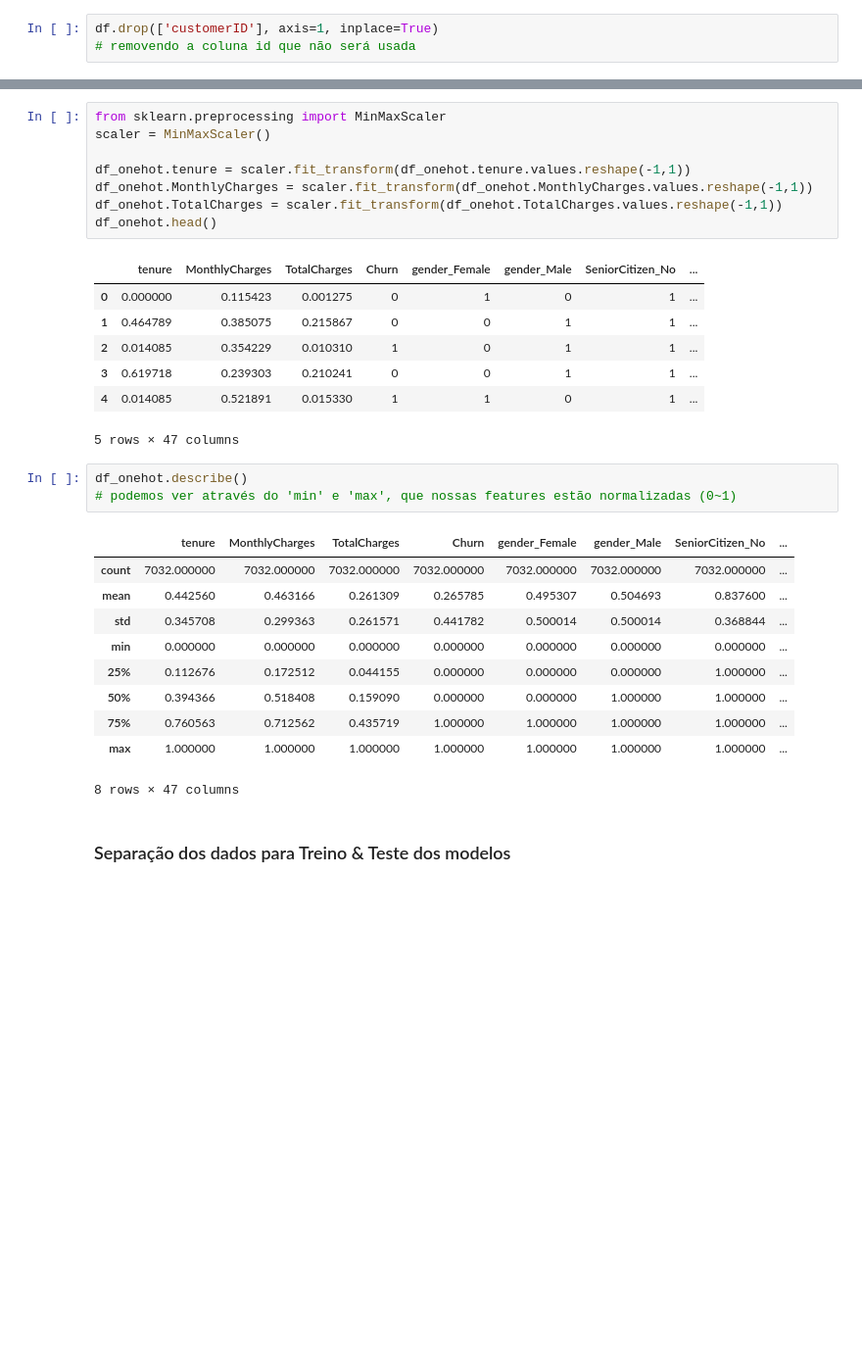
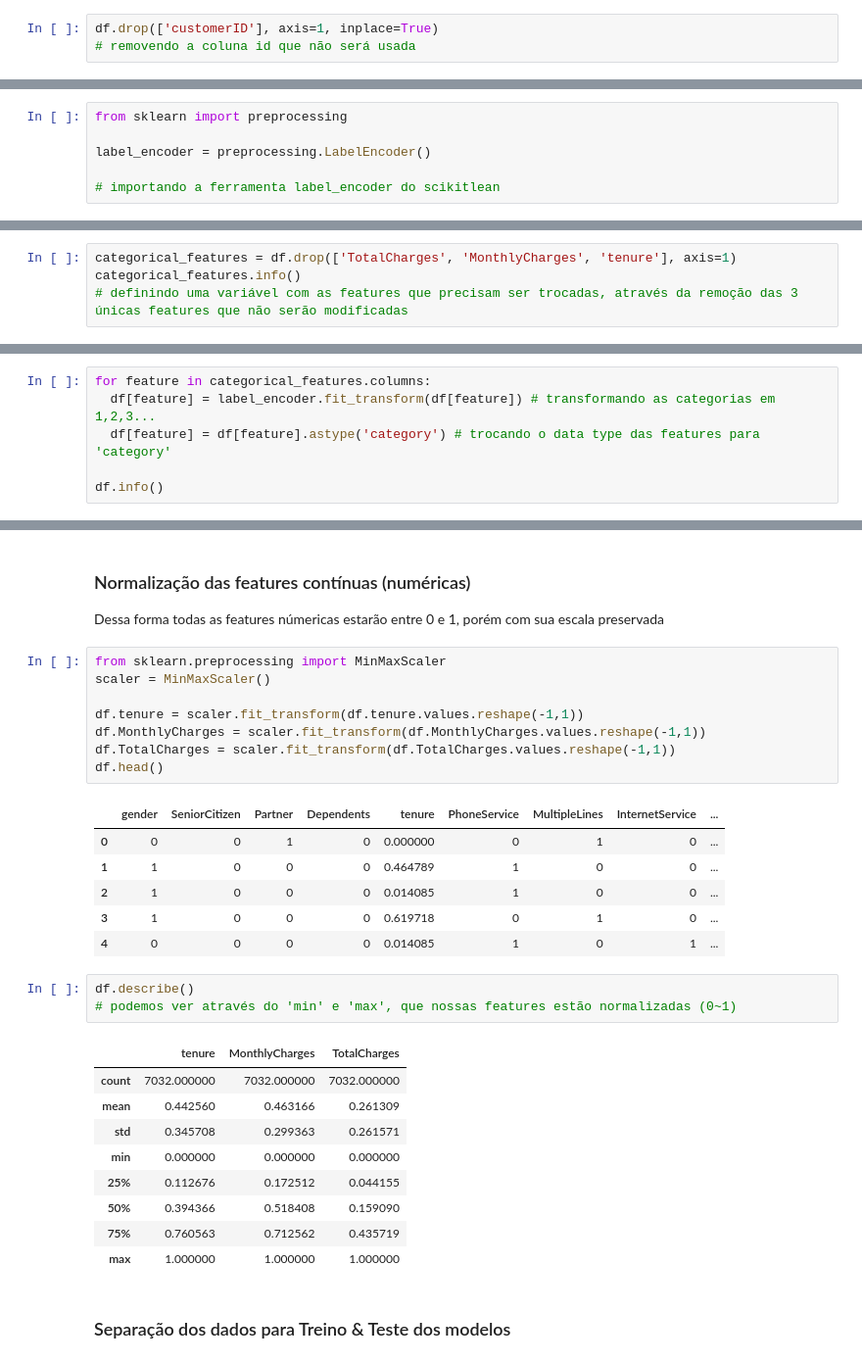
Before and after one commit to eduardochaves1/churn-prediction, a Jupyter notebook: churn-prediction.ipynb, the cells around one changed output, grey strips where cells are left out. Shown at 98% size. Cells and saved outputs as stored; diff of their text form; blank space fills up the shorter version.

```diff
--- a/churn-prediction.ipynb
+++ b/churn-prediction.ipynb
@@ -253,0 +204,6 @@ array(['tenure', 'MonthlyCharges', 'TotalCharges', 'Churn',
+# %%
+from sklearn import preprocessing
+
+label_encoder = preprocessing.LabelEncoder()
+
+# importando a ferramenta label_encoder do scikitlean
@@ -253,0 +231,4 @@ array(['tenure', 'MonthlyCharges', 'TotalCharges', 'Churn',
+# %%
+categorical_features = df.drop(['TotalCharges', 'MonthlyCharges', 'tenure'], axis=1)
+categorical_features.info()
+# definindo uma variável com as features que precisam ser trocadas, através da remoção das 3 únicas features que não serão modificadas
@@ -253,0 +253,6 @@ array(['tenure', 'MonthlyCharges', 'TotalCharges', 'Churn',
+# %%
+for feature in categorical_features.columns:
+  df[feature] = label_encoder.fit_transform(df[feature]) # transformando as categorias em 1,2,3...
+  df[feature] = df[feature].astype('category') # trocando o data type das features para 'category'
+
+df.info()
@@ -254,33 +286,35 @@ array(['tenure', 'MonthlyCharges', 'TotalCharges', 'Churn',
+# %% [markdown]
+### Normalização das features contínuas (numéricas)
+
+Dessa forma todas as features númericas estarão entre 0 e 1, porém com sua escala preservada
 # %%
 from sklearn.preprocessing import MinMaxScaler
 scaler = MinMaxScaler()
 
-df_onehot.tenure = scaler.fit_transform(df_onehot.tenure.values.reshape(-1,1))
-df_onehot.MonthlyCharges = scaler.fit_transform(df_onehot.MonthlyCharges.values.reshape(-1,1))
-df_onehot.TotalCharges = scaler.fit_transform(df_onehot.TotalCharges.values.reshape(-1,1))
-df_onehot.head()
+df.tenure = scaler.fit_transform(df.tenure.values.reshape(-1,1))
+df.MonthlyCharges = scaler.fit_transform(df.MonthlyCharges.values.reshape(-1,1))
+df.TotalCharges = scaler.fit_transform(df.TotalCharges.values.reshape(-1,1))
+df.head()
 # %% [output]
-|  | tenure | MonthlyCharges | TotalCharges | Churn | gender_Female | gender_Male | SeniorCitizen_No | ... |
-| 0 | 0.000000 | 0.115423 | 0.001275 | 0 | 1 | 0 | 1 | ... |
-| 1 | 0.464789 | 0.385075 | 0.215867 | 0 | 0 | 1 | 1 | ... |
-| 2 | 0.014085 | 0.354229 | 0.010310 | 1 | 0 | 1 | 1 | ... |
-| 3 | 0.619718 | 0.239303 | 0.210241 | 0 | 0 | 1 | 1 | ... |
-| 4 | 0.014085 | 0.521891 | 0.015330 | 1 | 1 | 0 | 1 | ... |
+|  | gender | SeniorCitizen | Partner | Dependents | tenure | PhoneService | MultipleLines | InternetService | ... |
+| 0 | 0 | 0 | 1 | 0 | 0.000000 | 0 | 1 | 0 | ... |
+| 1 | 1 | 0 | 0 | 0 | 0.464789 | 1 | 0 | 0 | ... |
+| 2 | 1 | 0 | 0 | 0 | 0.014085 | 1 | 0 | 0 | ... |
+| 3 | 1 | 0 | 0 | 0 | 0.619718 | 0 | 1 | 0 | ... |
+| 4 | 0 | 0 | 0 | 0 | 0.014085 | 1 | 0 | 1 | ... |
-5 rows × 47 columns
 # %%
-df_onehot.describe()
+df.describe()
 # podemos ver através do 'min' e 'max', que nossas features estão normalizadas (0~1)
 # %% [output]
-|  | tenure | MonthlyCharges | TotalCharges | Churn | gender_Female | gender_Male | SeniorCitizen_No | ... |
-| count | 7032.000000 | 7032.000000 | 7032.000000 | 7032.000000 | 7032.000000 | 7032.000000 | 7032.000000 | ... |
-| mean | 0.442560 | 0.463166 | 0.261309 | 0.265785 | 0.495307 | 0.504693 | 0.837600 | ... |
-| std | 0.345708 | 0.299363 | 0.261571 | 0.441782 | 0.500014 | 0.500014 | 0.368844 | ... |
-| min | 0.000000 | 0.000000 | 0.000000 | 0.000000 | 0.000000 | 0.000000 | 0.000000 | ... |
-| 25% | 0.112676 | 0.172512 | 0.044155 | 0.000000 | 0.000000 | 0.000000 | 1.000000 | ... |
-| 50% | 0.394366 | 0.518408 | 0.159090 | 0.000000 | 0.000000 | 1.000000 | 1.000000 | ... |
-| 75% | 0.760563 | 0.712562 | 0.435719 | 1.000000 | 1.000000 | 1.000000 | 1.000000 | ... |
-| max | 1.000000 | 1.000000 | 1.000000 | 1.000000 | 1.000000 | 1.000000 | 1.000000 | ... |
+|  | tenure | MonthlyCharges | TotalCharges |
+| count | 7032.000000 | 7032.000000 | 7032.000000 |
+| mean | 0.442560 | 0.463166 | 0.261309 |
+| std | 0.345708 | 0.299363 | 0.261571 |
+| min | 0.000000 | 0.000000 | 0.000000 |
+| 25% | 0.112676 | 0.172512 | 0.044155 |
+| 50% | 0.394366 | 0.518408 | 0.159090 |
+| 75% | 0.760563 | 0.712562 | 0.435719 |
+| max | 1.000000 | 1.000000 | 1.000000 |
-8 rows × 47 columns
 # %% [markdown]
 ### Separação dos dados para Treino & Teste dos modelos
 # %%
```
Also changed, not shown: parts of 28 cells of this notebook, 3 other files.
